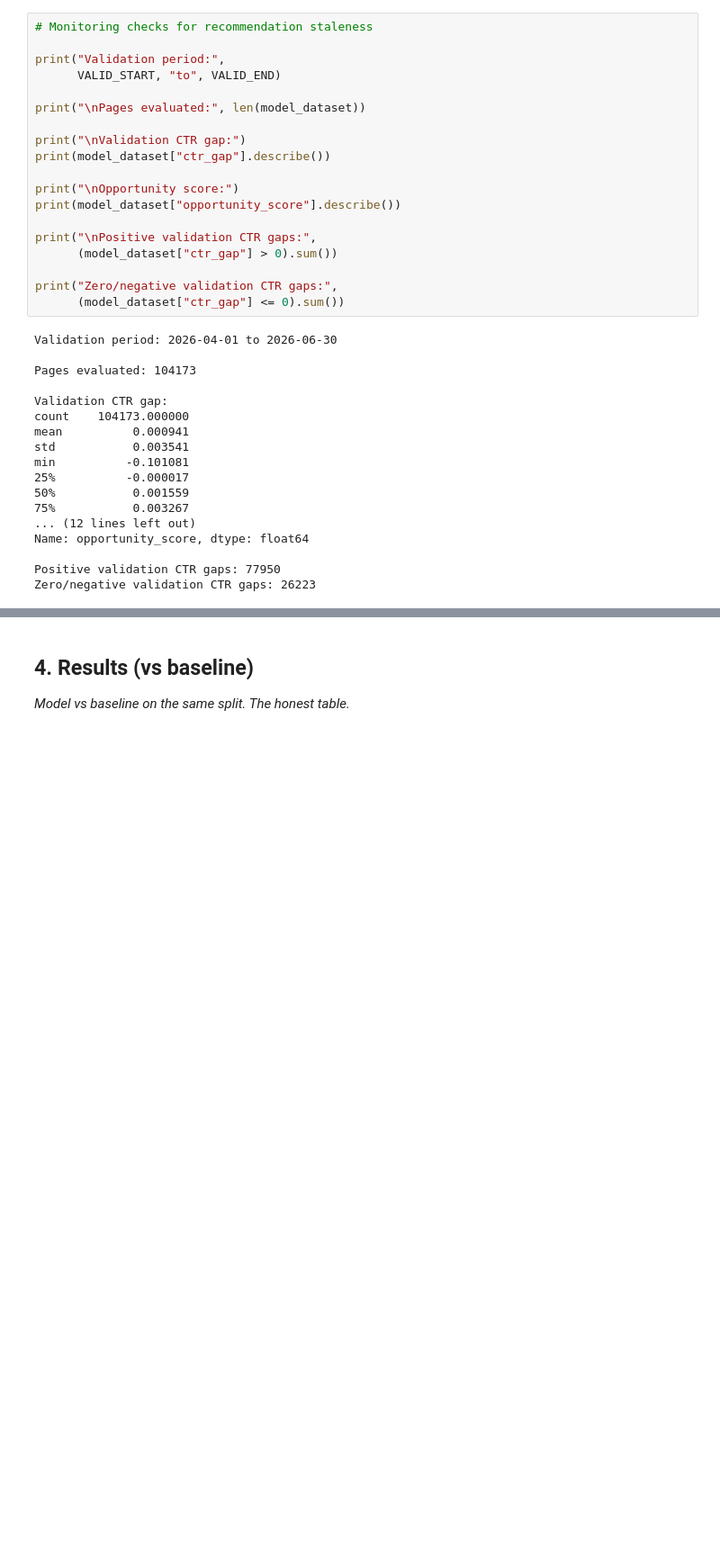
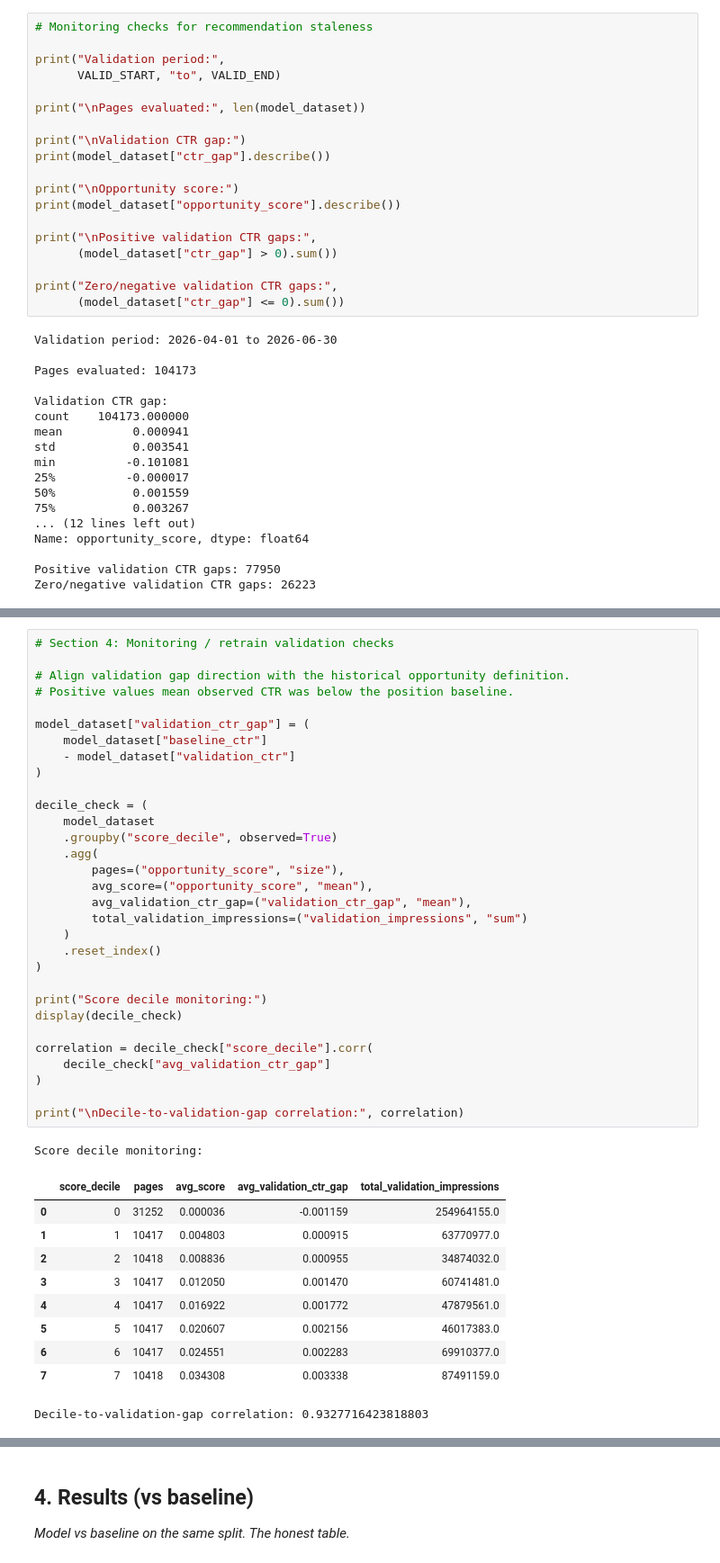
Before and after one commit to abiodunadesesan/FlyRank-ml-Internship-, a Jupyter notebook: work/notebooks/capstone.ipynb, the cells around one changed output, grey strips where cells are left out. Shown at 90% size. Saved outputs shown, nothing was run; the diff lists cells and outputs as text; blank space fills up the shorter version.

```diff
--- a/work/notebooks/capstone.ipynb
+++ b/work/notebooks/capstone.ipynb
@@ -1295,0 +1433,43 @@ Bottom 10% average validation CTR gap: -0.0012721936533723896
+# %%
+# Section 4: Monitoring / retrain validation checks
+
+# Align validation gap direction with the historical opportunity definition.
+# Positive values mean observed CTR was below the position baseline.
+
+model_dataset["validation_ctr_gap"] = (
+    model_dataset["baseline_ctr"]
+    - model_dataset["validation_ctr"]
+)
+
+decile_check = (
+    model_dataset
+    .groupby("score_decile", observed=True)
+    .agg(
+        pages=("opportunity_score", "size"),
+        avg_score=("opportunity_score", "mean"),
+        avg_validation_ctr_gap=("validation_ctr_gap", "mean"),
+        total_validation_impressions=("validation_impressions", "sum")
+    )
+    .reset_index()
+)
+
+print("Score decile monitoring:")
+display(decile_check)
+
+correlation = decile_check["score_decile"].corr(
+    decile_check["avg_validation_ctr_gap"]
+)
+
+print("\nDecile-to-validation-gap correlation:", correlation)
+# %% [output]
+Score decile monitoring:
+|  | score_decile | pages | avg_score | avg_validation_ctr_gap | total_validation_impressions |
+| 0 | 0 | 31252 | 0.000036 | -0.001159 | 254964155.0 |
+| 1 | 1 | 10417 | 0.004803 | 0.000915 | 63770977.0 |
+| 2 | 2 | 10418 | 0.008836 | 0.000955 | 34874032.0 |
+| 3 | 3 | 10417 | 0.012050 | 0.001470 | 60741481.0 |
+| 4 | 4 | 10417 | 0.016922 | 0.001772 | 47879561.0 |
+| 5 | 5 | 10417 | 0.020607 | 0.002156 | 46017383.0 |
+| 6 | 6 | 10417 | 0.024551 | 0.002283 | 69910377.0 |
+| 7 | 7 | 10418 | 0.034308 | 0.003338 | 87491159.0 |
+Decile-to-validation-gap correlation: 0.9327716423818803
```
Also changed, not shown: parts of 12 cells of this notebook.
